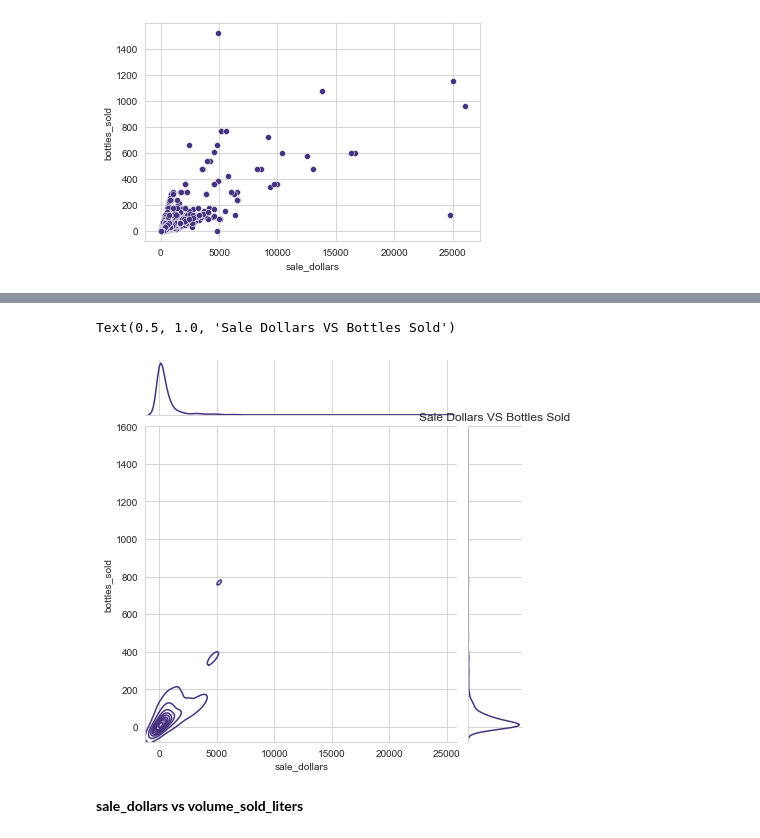
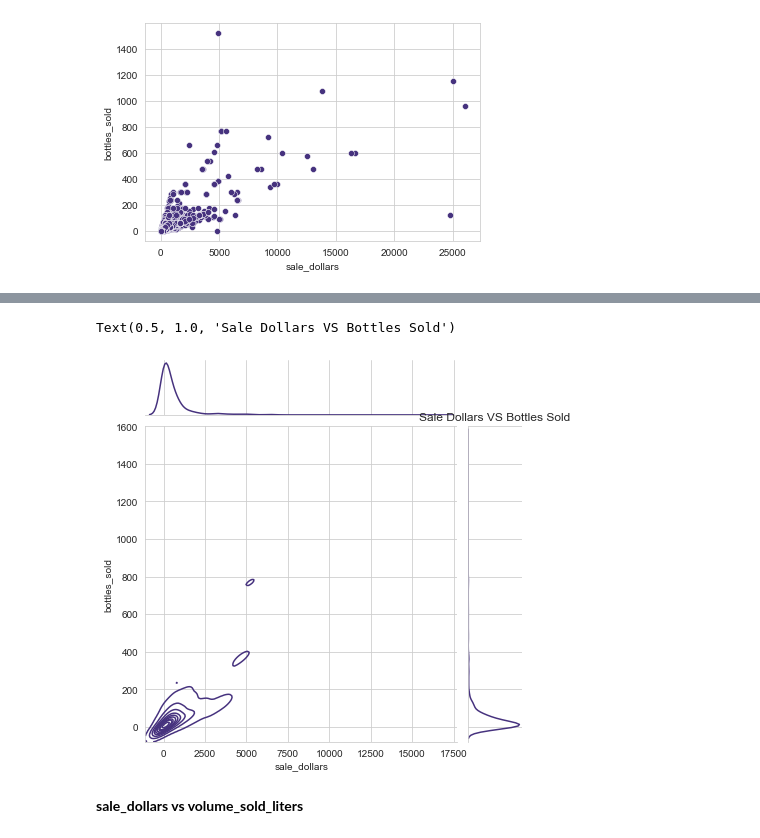
Before and after one commit to jafar-shodiq/mlearning-proj, a Jupyter notebook: project/exploring-iowa-liquor-sales/sales.ipynb, the cells around one changed output, grey strips where cells are left out. Cells and saved outputs as stored; diff of their text form; code cells hidden in the pictures.

```diff
--- a/project/exploring-iowa-liquor-sales/sales.ipynb
+++ b/project/exploring-iowa-liquor-sales/sales.ipynb
@@ -1677,11 +1677,11 @@ Text(0.5, 1.0, 'Sale Dollars VS Bottles Sold')
 # %%
 sns.jointplot(x='sale_dollars', y='bottles_sold',
-              data=df[df['sale_dollars'] < 25000],
+              data=df[df['sale_dollars'] < 20000],
               kind='kde')
 plt.title('Sale Dollars VS Bottles Sold')
 # %% [output]
 Text(0.5, 1.0, 'Sale Dollars VS Bottles Sold')
-[figure, old version]
+[figure, new version]
 # %% [markdown]
 **sale_dollars vs volume_sold_liters**
 # %%
```
Also changed, not shown: parts of 11 cells of this notebook.
